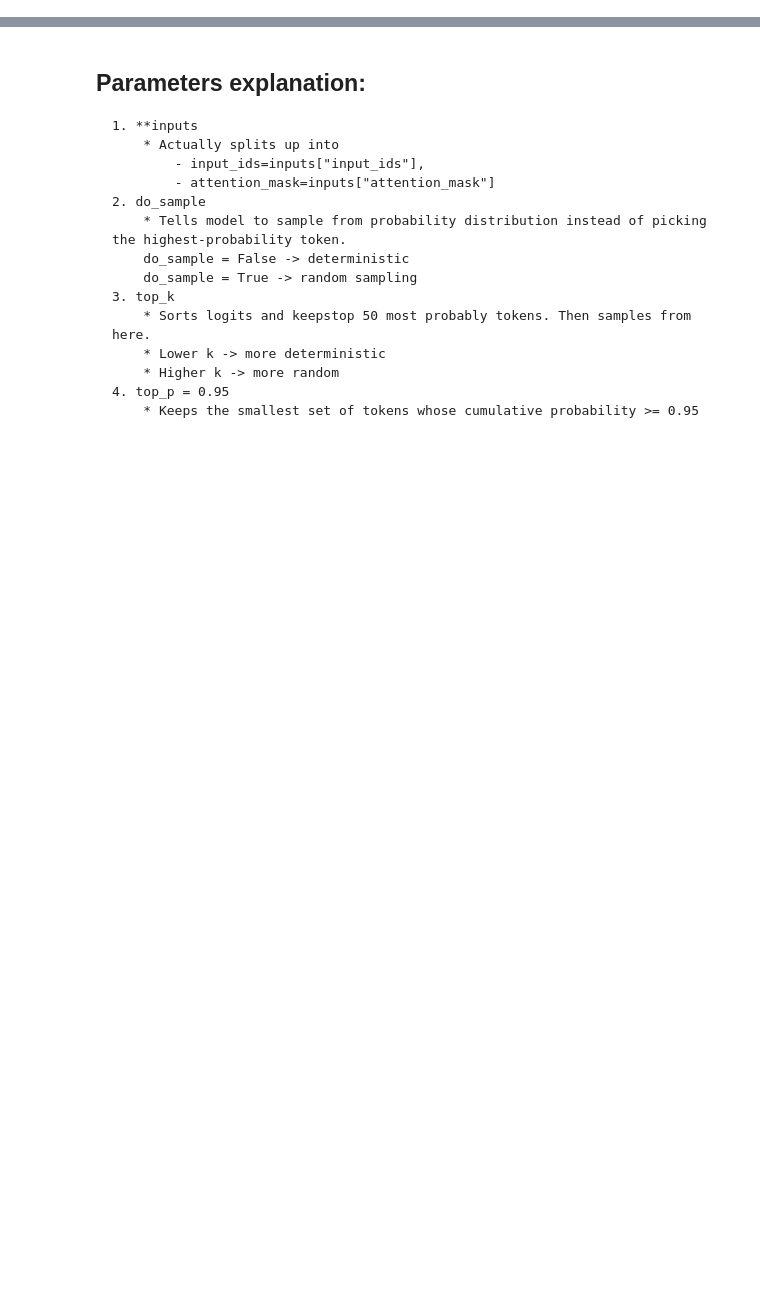
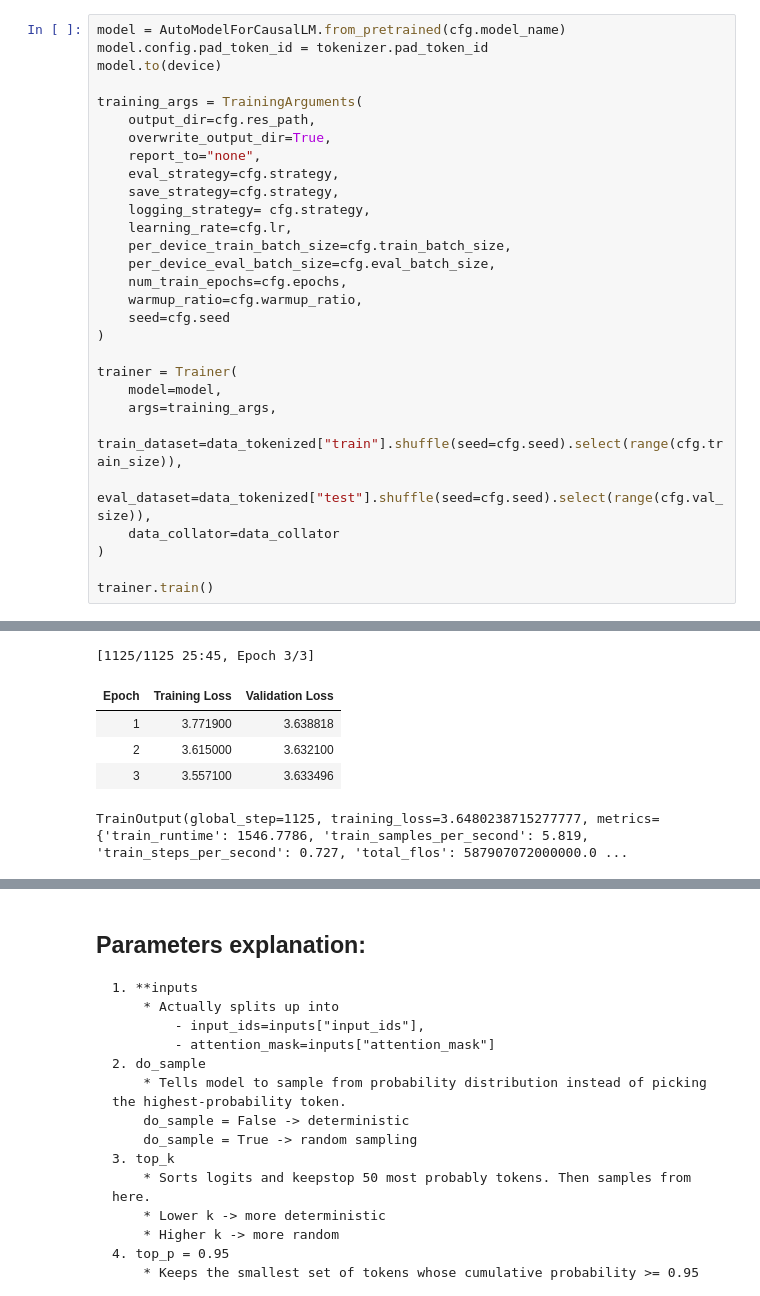
Before and after one commit to AJG91/gpt-2-gen, a Jupyter notebook: notebooks/gpt_2_gen.ipynb, the cells around one changed output, grey strips where cells are left out. Drawn from its saved outputs; the diff is of its cells as text; blank space fills up the shorter version.

```diff
--- a/notebooks/gpt_2_gen.ipynb
+++ b/notebooks/gpt_2_gen.ipynb
@@ -76,0 +71,30 @@ The future of physics is in the hands of the people who are going to make it hap
+# %%
+model = AutoModelForCausalLM.from_pretrained(cfg.model_name)
+model.config.pad_token_id = tokenizer.pad_token_id
+model.to(device)
+
+training_args = TrainingArguments(
+    output_dir=cfg.res_path,
+    overwrite_output_dir=True,
+    report_to="none",
+    eval_strategy=cfg.strategy,
+    save_strategy=cfg.strategy,
+    logging_strategy= cfg.strategy,
+    learning_rate=cfg.lr,
+    per_device_train_batch_size=cfg.train_batch_size,
+    per_device_eval_batch_size=cfg.eval_batch_size,
+    num_train_epochs=cfg.epochs,
+    warmup_ratio=cfg.warmup_ratio,
+    seed=cfg.seed
+)
+
+trainer = Trainer(
+    model=model,
+    args=training_args,
+    train_dataset=data_tokenized["train"].shuffle(seed=cfg.seed).select(range(cfg.train_size)),
+    eval_dataset=data_tokenized["test"].shuffle(seed=cfg.seed).select(range(cfg.val_size)),
+    data_collator=data_collator
+)
+
+trainer.train()
+# %% [output]
@@ -76,0 +102,6 @@ The future of physics is in the hands of the people who are going to make it hap
+[1125/1125 25:45, Epoch 3/3]
+| Epoch | Training Loss | Validation Loss |
+| 1 | 3.771900 | 3.638818 |
+| 2 | 3.615000 | 3.632100 |
+| 3 | 3.557100 | 3.633496 |
+TrainOutput(global_step=1125, training_loss=3.6480238715277777, metrics={'train_runtime': 1546.7786, 'train_samples_per_second': 5.819, 'train_steps_per_second': 0.727, 'total_flos': 587907072000000.0 ...
```
Also changed, not shown: parts of 18 cells of this notebook.
